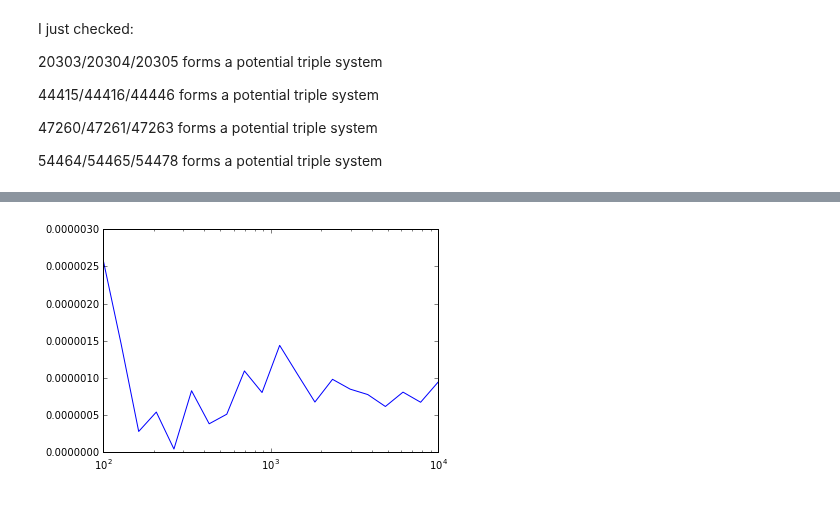
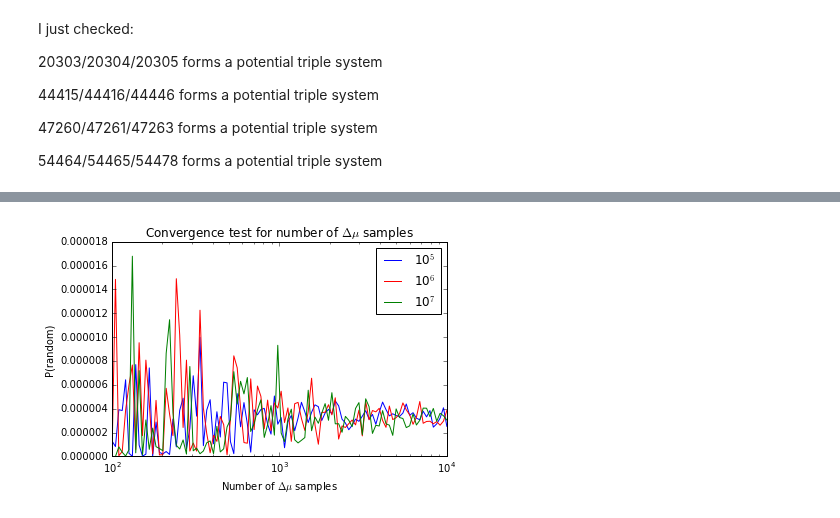
Before and after one commit to astroJeff/gaia_binaries, a Jupyter notebook: notebooks/NLTT.ipynb, the cells around one changed output, grey strips where cells are left out. Saved outputs shown, nothing was run; the diff lists cells and outputs as text; code cells hidden in the pictures.

```diff
--- a/notebooks/NLTT.ipynb
+++ b/notebooks/NLTT.ipynb
@@ -475,13 +487,13 @@ ax[1,1].plot(x_tmp, y_tmp, color='k', linestyle='dashed')
 ax[1,1].text(3.0e-10, 1.5e-9, '50%')
 
 
-ax[0,0].scatter(prob_out['P_binary'][id_good], prob_out['P_random'][id_good], color='k', alpha=0.2, label='Pairs (P>50%)')
+ax[0,0].scatter(prob_out['P_binary'][id_good], prob_out['P_random'][id_good], color='k', alpha=0.2)
 # Plot Chaname & Gould (2004) pairs
 ids = np.where(prob_out_CG['CCode'] == 1)
 ax[0,0].scatter(prob_out_CG['P_binary'][ids], prob_out_CG['P_random'][ids], color='g', label='Disk binary', s=10)
 
 ax[0,0].set_xlim(1.0e-10, 2.0e-2)
-ax[0,0].set_ylim(1.0e-9, 3.0e-7)
+ax[0,0].set_ylim(1.0e-10, 3.0e-7)
 ax[0,0].set_xscale('log')
 ax[0,0].set_yscale('log')
 ax[0,0].set_ylabel('P(D|random)')
@@ -496,7 +508,7 @@ ids = np.where(prob_out_CG['CCode'] == 2)
 ax[1,0].scatter(prob_out_CG['P_binary'][ids], prob_out_CG['P_random'][ids], color='r', label='Halo binary', s=10)
 
 ax[1,0].set_xlim(1.0e-10, 2.0e-2)
-ax[1,0].set_ylim(1.0e-9, 3.0e-7)
+ax[1,0].set_ylim(1.0e-10, 3.0e-7)
 ax[1,0].set_xscale('log')
 ax[1,0].set_yscale('log')
 ax[1,0].set_xlabel('P(D|binary)')
@@ -514,7 +526,7 @@ ids = np.where(prob_out_CG['CCode'] == 3)
 ax[0,1].scatter(prob_out_CG['P_binary'][ids], prob_out_CG['P_random'][ids], color='b', label='WD binary', s=10)
 
 ax[0,1].set_xlim(1.0e-10, 2.0e-2)
-ax[0,1].set_ylim(1.0e-9, 3.0e-7)
+ax[0,1].set_ylim(1.0e-10, 3.0e-7)
 ax[0,1].set_xscale('log')
 ax[0,1].set_yscale('log')
 ax[0,1].legend(loc=1)
@@ -529,11 +541,11 @@ ids = np.where(prob_out_CG['CCode'] == 5)
 ax[1,1].scatter(prob_out_CG['P_binary'][ids], prob_out_CG['P_random'][ids], color='b', label='RPM designation', s=10, marker='v')
 ids = np.where(prob_out_CG['CCode'] == 6)
 ax[1,1].scatter(prob_out_CG['P_binary'][ids], prob_out_CG['P_random'][ids], color='r', label=r'Large $\Delta \mu$', s=10, marker="s")
-ids = np.where(prob_out_CG['CCode'] == 7)
-ax[1,1].scatter(prob_out_CG['P_binary'][ids], prob_out_CG['P_random'][ids], color='g', label='Missing star', s=10, marker='*')
+# ids = np.where(prob_out_CG['CCode'] == 7)
+# ax[1,1].scatter(prob_out_CG['P_binary'][ids], prob_out_CG['P_random'][ids], color='g', label='Missing star', s=10, marker='*')
 
 ax[1,1].set_xlim(1.0e-10, 1.0)
-ax[1,1].set_ylim(1.0e-9, 3.0e-7)
+ax[1,1].set_ylim(1.0e-10, 3.0e-7)
 ax[1,1].set_xscale('log')
 ax[1,1].set_yscale('log')
 ax[1,1].set_xlabel('P(D|binary)')
@@ -1093,28 +1109,45 @@ for i in np.arange(len(list_NLTT)):
 # %%
 j = 1
 
 id1 = np.where(list_NLTT[j] == t['NLTT'])[0]
 ids = np.where(list_NLTT[j] == prob_out['NLTT_1'])
 id2 = np.where(prob_out['NLTT_2'][ids] == t['NLTT'])[0]
 
 star1 = t['ra'][id1], t['dec'][id1], t['mu_ra'][id1], t['mu_dec'][id1], t['mu_ra_err'][id1], t['mu_dec_err'][id1]
 star2 = t['ra'][id2], t['dec'][id2], t['mu_ra'][id2], t['mu_dec'][id2], t['mu_ra_err'][id2], t['mu_dec_err'][id2]
 theta = P_random.get_theta_proj_degree(star1[0], star1[1], star2[0], star2[1]) * 3600.0
 delta_mu = np.sqrt((star1[2]-star2[2])**2 + (star1[3]-star2[3])**2)
 delta_mu_ra_err = np.sqrt(star1[4]**2 + star2[4]**2)
 delta_mu_dec_err = np.sqrt(star1[5]**2 + star2[5]**2)
 
-num = 20
-size = 10**np.linspace(2, 4, num)
-prob_binary = np.zeros(num)
-for i in np.arange(num):
-    delta_mu_ra_sample = normal(loc=(star1[2]-star2[2]), scale=delta_mu_ra_err, size=size[i])
-    delta_mu_dec_sample = normal(loc=(star1[3]-star2[3]), scale=delta_mu_dec_err, size=size[i])
-    delta_mu_sample = np.sqrt(delta_mu_ra_sample**2 + delta_mu_dec_sample**2)
-    prob_binary[i] = 1.0/size[i] * np.sum(P_binary.get_P_binary(theta, delta_mu_sample))
 
-plt.plot(size, prob_binary)
+colors=['b','r','g']
+labels=[r'10$^5$',r'10$^6$',r'10$^7$']
+
+num_binary = 10.**np.linspace(5., 7., 3)
+for k in np.arange(len(num_binary)):
+    P_binary.generate_binary_set(num_sys=num_binary[k])
+
+    num = 100
+    size = 10**np.linspace(2, 4, num)
+    prob_binary = np.zeros(num)
+    for i in np.arange(num):
+        delta_mu_ra_sample = normal(loc=(star1[2]-star2[2]), scale=delta_mu_ra_err, size=size[i])
+        delta_mu_dec_sample = normal(loc=(star1[3]-star2[3]), scale=delta_mu_dec_err, size=size[i])
+        delta_mu_sample = np.sqrt(delta_mu_ra_sample**2 + delta_mu_dec_sample**2)
+        prob_binary[i] = 1.0/size[i] * np.sum(P_binary.get_P_binary(theta, delta_mu_sample))
+
+    plt.plot(size, prob_binary, color=colors[k], label=labels[k])
+
+
+plt.title(r'Convergence test for number of $\Delta \mu$ samples')
 plt.xscale('log')
-plt.show()
+plt.xlabel(r'Number of $\Delta \mu$ samples')
+plt.ylabel('P(random)')
+plt.legend()
+
+plt.tight_layout()
+plt.savefig('../figures/convergence_mu.pdf')
+#plt.show()
 # %% [output]
-[figure, old version]
+[figure, new version]
```
Also changed, not shown: parts of 15 cells of this notebook, 1 other file.
